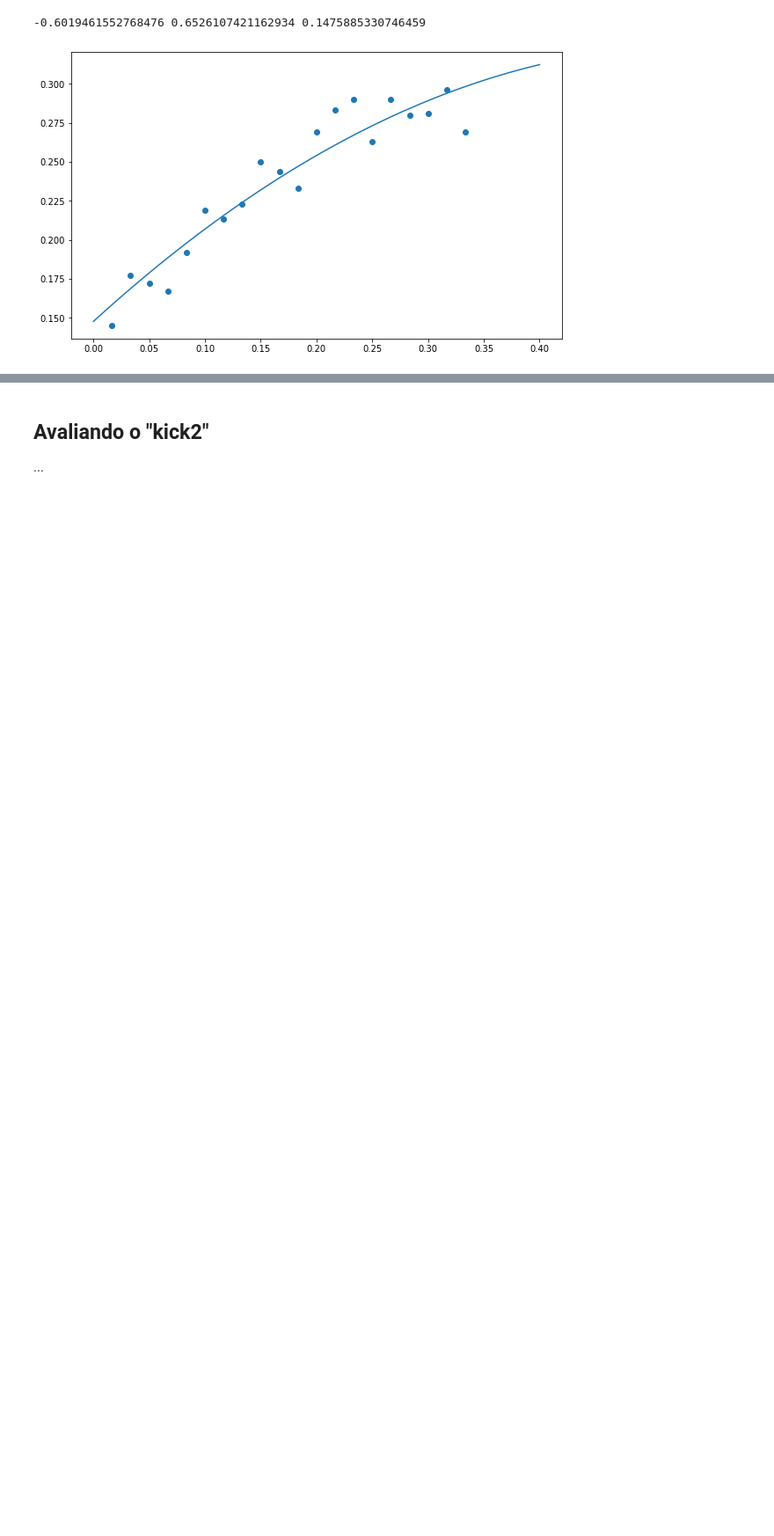
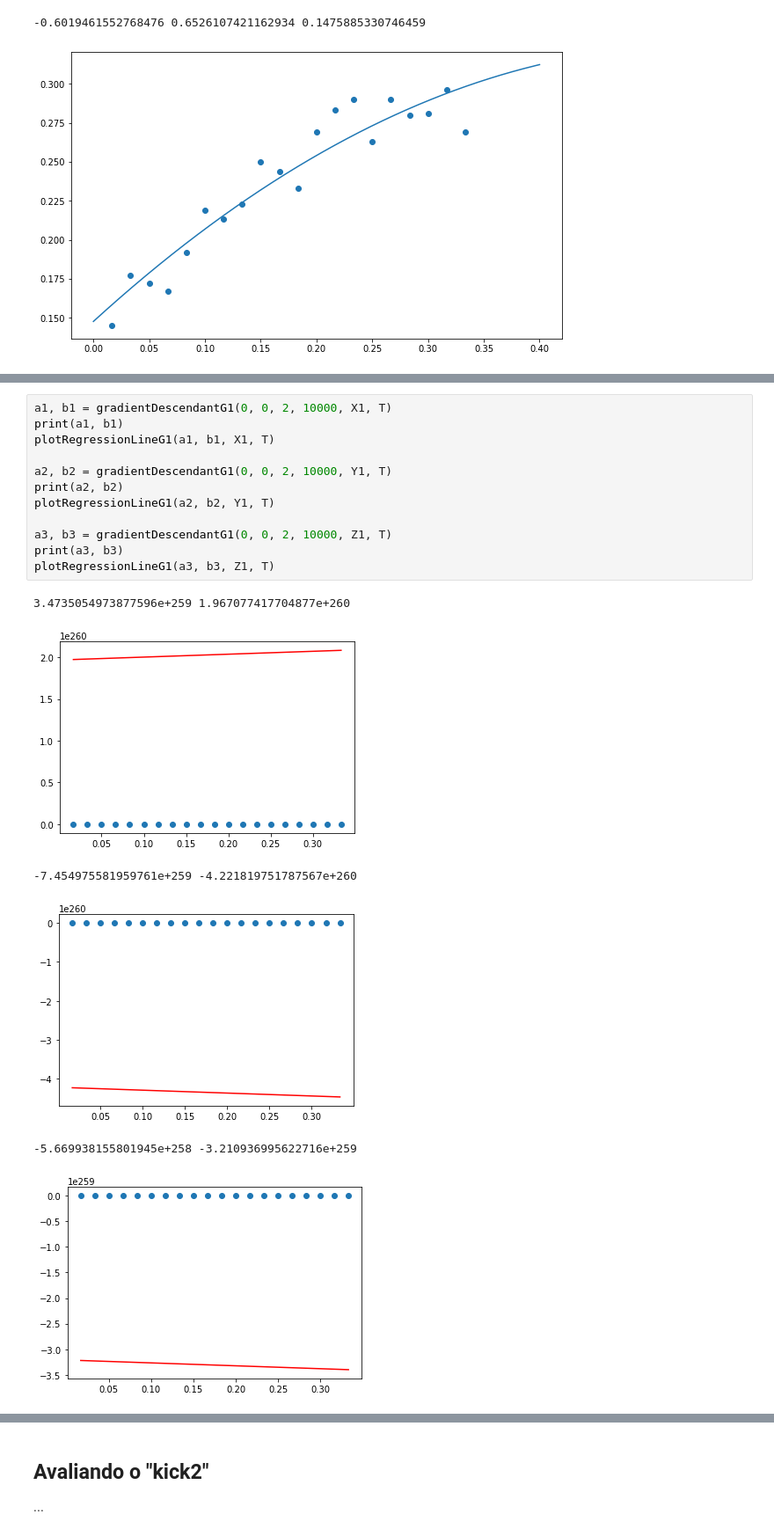
Before and after one commit to natanbcpc/supervised-learning, a Jupyter notebook: Project 2.ipynb, the cells around one changed output, grey strips where cells are left out. Shown at 88% size. Cells and saved outputs as stored; diff of their text form; blank space fills up the shorter version.

```diff
--- a/Project 2.ipynb
+++ b/Project 2.ipynb
@@ -166,0 +195,19 @@ plotRegressionLineG2(a3, b3, c3, Z1, T)
+# %%
+a1, b1 = gradientDescendantG1(0, 0, 2, 10000, X1, T)
+print(a1, b1)
+plotRegressionLineG1(a1, b1, X1, T)
+
+a2, b2 = gradientDescendantG1(0, 0, 2, 10000, Y1, T)
+print(a2, b2)
+plotRegressionLineG1(a2, b2, Y1, T)
+
+a3, b3 = gradientDescendantG1(0, 0, 2, 10000, Z1, T)
+print(a3, b3)
+plotRegressionLineG1(a3, b3, Z1, T)
+# %% [output]
+3.4735054973877596e+259 1.967077417704877e+260
+[figure, added]
+-7.454975581959761e+259 -4.221819751787567e+260
+[figure, added]
+-5.669938155801945e+258 -3.210936995622716e+259
+[figure, added]
```
Also changed, not shown: parts of 15 cells of this notebook.
